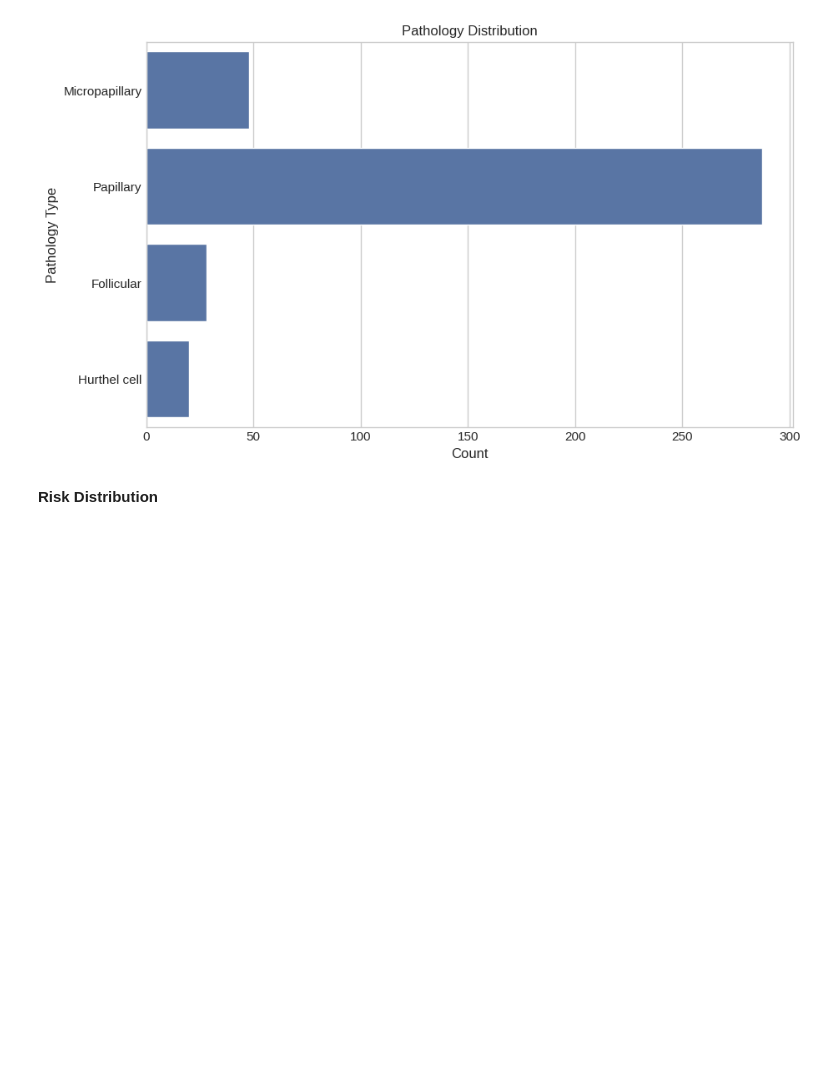
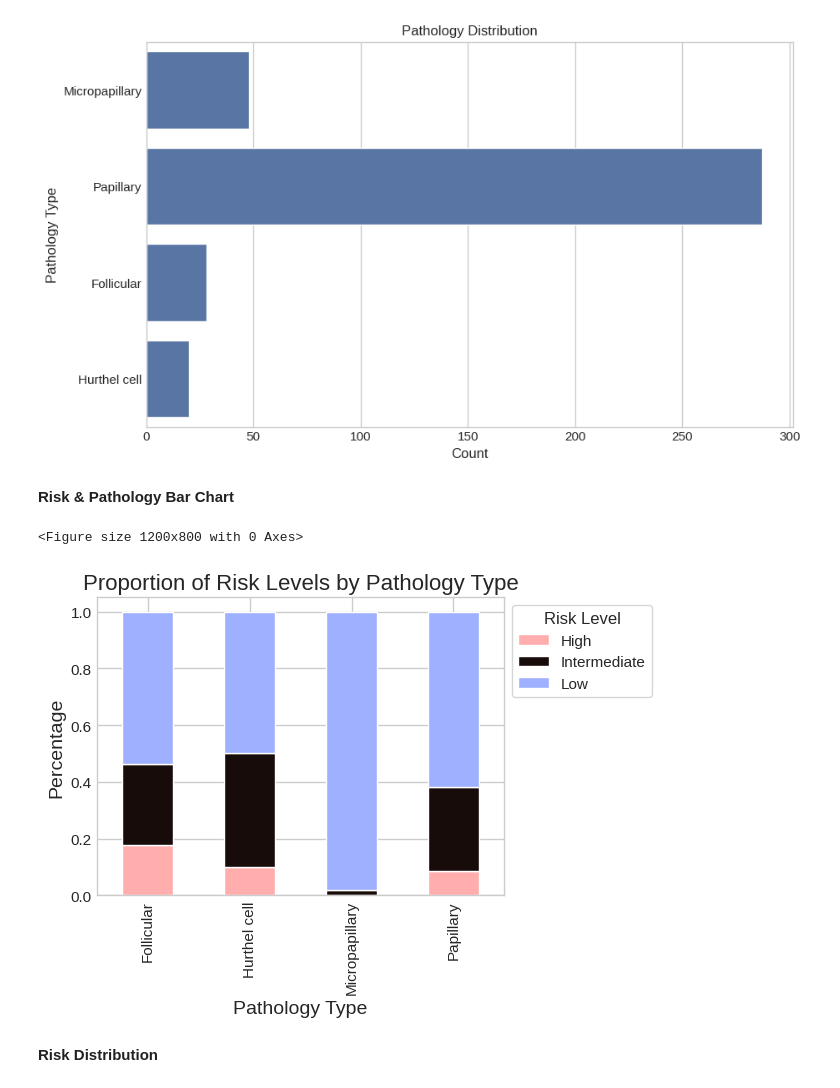
Before and after one commit to doom-boy/Thyroid-Cancer-Analysis, a Jupyter notebook: thyroid_cancer_analysis.ipynb, the cells around one changed output. Saved outputs shown, nothing was run; the diff lists cells and outputs as text; code cells hidden in the pictures; blank space fills up the shorter version.

```diff
--- a/thyroid_cancer_analysis.ipynb
+++ b/thyroid_cancer_analysis.ipynb
@@ -207,6 +245,23 @@ plt.ylabel('Pathology Type')
 plt.show()
 # %% [output]
 [figure]
+# %% [markdown]
+**Risk & Pathology Bar Chart**
+# %%
+risk_path = pd.crosstab(thyroid_data['Pathology'], thyroid_data['Risk'], normalize='index')
+
+plt.figure(figsize=(12, 8))
+risk_path.plot(kind='bar', stacked=True, colormap='berlin_r')
+
+plt.title('Proportion of Risk Levels by Pathology Type', fontsize=16)
+plt.xlabel('Pathology Type', fontsize=14)
+plt.ylabel('Percentage', fontsize=14)
+plt.legend(title='Risk Level', loc='upper left', bbox_to_anchor=(1, 1), frameon=True)
+plt.tight_layout()
+plt.show()
+# %% [output]
+<Figure size 1200x800 with 0 Axes>
+[figure, added]
 # %% [markdown]
 **Risk Distribution**
 # %%
```
Also changed, not shown: parts of 33 cells of this notebook.
